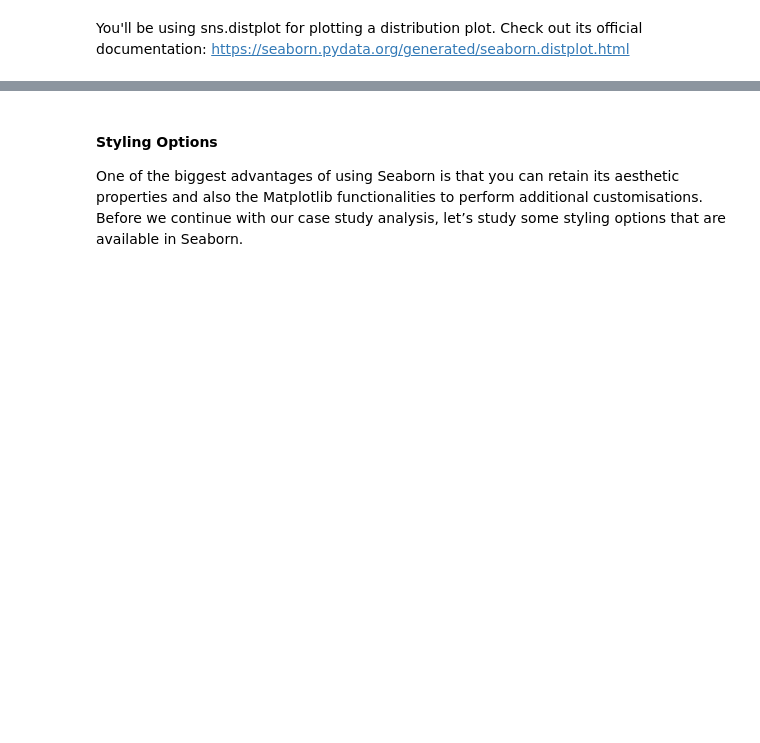
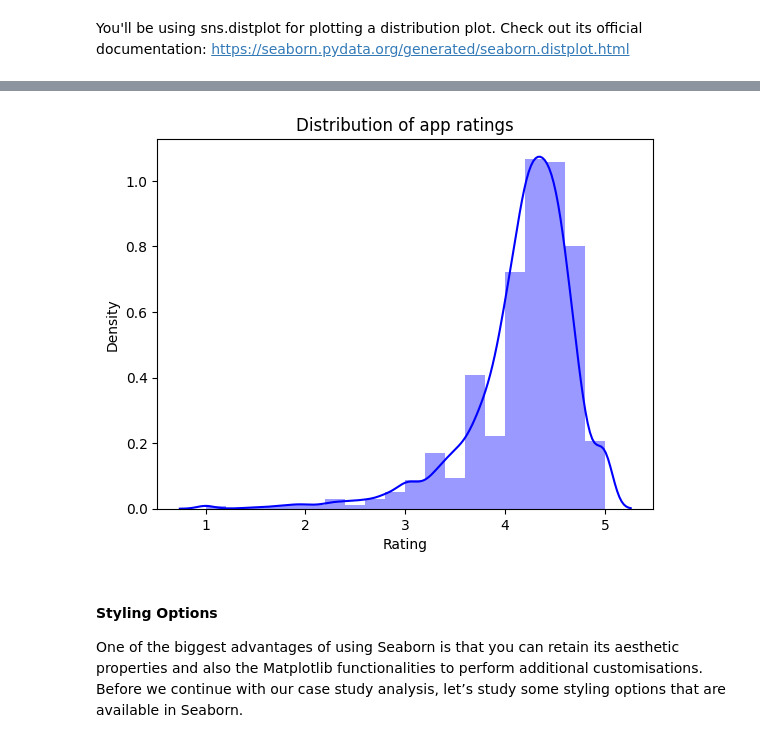
Before and after one commit to shmanth/Data-Visualisation-in-Python---Case-Study-IIITB-Assignment, a Jupyter notebook: Data_Visualisation_in_Python_Case_Study.ipynb, the cells around one changed output, grey strips where cells are left out. Saved outputs shown, nothing was run; the diff lists cells and outputs as text; code cells hidden in the pictures; blank space fills up the shorter version.

```diff
--- a/Data_Visualisation_in_Python_Case_Study.ipynb
+++ b/Data_Visualisation_in_Python_Case_Study.ipynb
@@ -845,3 +853,10 @@ You'll be using sns.distplot for plotting a distribution plot. Check out its off
+# %%
+#Apply matplotlib functionalities
+sns.distplot(gplay["Rating"], color="b", bins=20)
+plt.title("Distribution of app ratings", fontsize=12)
+plt.show()
+# %% [output]
+[figure, added]
 # %% [markdown]
 #### Styling Options
 
```
Also changed, not shown: parts of 94 cells of this notebook.
